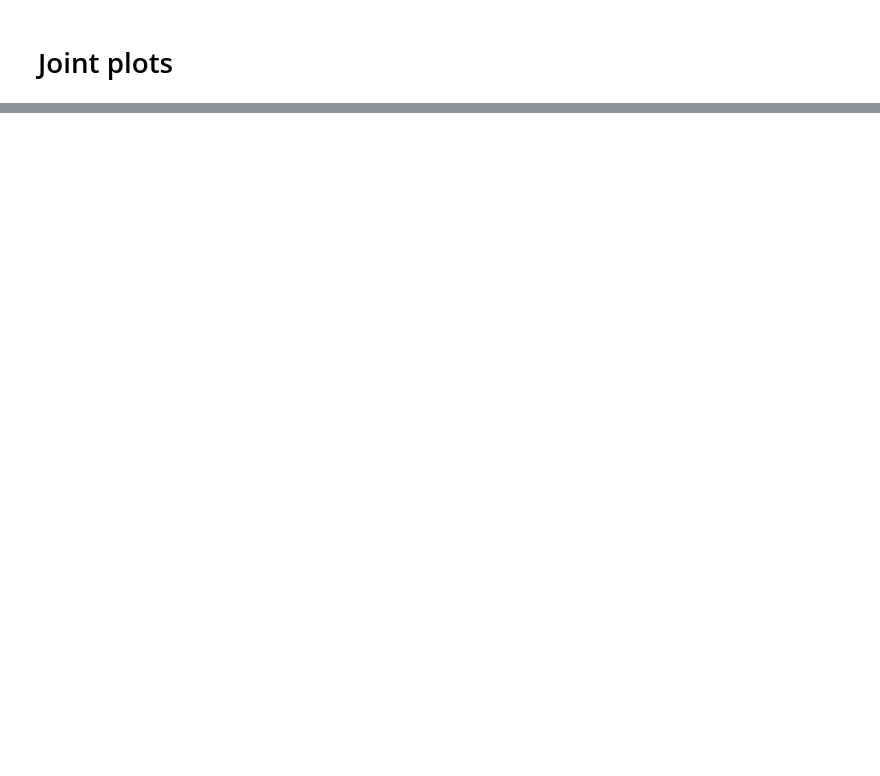
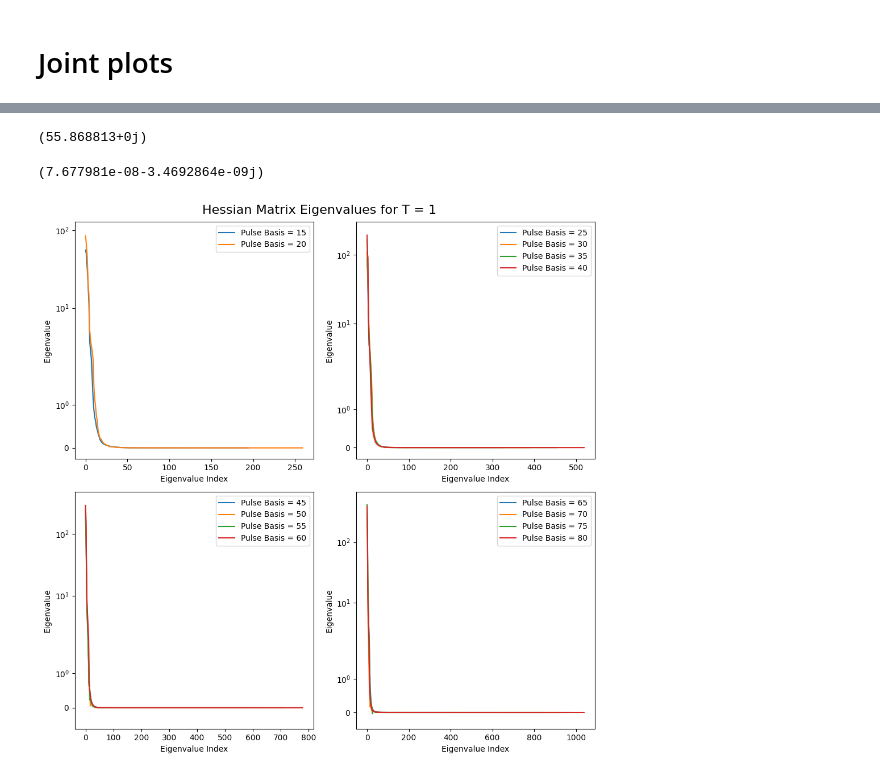
Before and after one commit to jorgegponce/perceptron-loss-landscapes, a Jupyter notebook: Evolution Time Experiments/plots.ipynb, the cells around one changed output, grey strips where cells are left out. Drawn from its saved outputs; the diff is of its cells as text; code cells hidden in the pictures; blank space fills up the shorter version.

```diff
--- a/Evolution Time Experiments/plots.ipynb
+++ b/Evolution Time Experiments/plots.ipynb
@@ -217,0 +341,9 @@ plt.show()
+# %%
+results = data_dict['15']
+# %%
+# results[0]['hessian']['eigenvalues']
+
+collect_eigenvalues = np.array([results[i]['hessian']['eigenvalues'] for i in range(len(results))])
+# %%
+mean_eigenvalues = np.mean(collect_eigenvalues, axis=0)
+std_eigenvalues = np.std(collect_eigenvalues, axis=0)
@@ -217,0 +370,67 @@ plt.show()
+# %%
+mean_eigenvalues[0]
+# %% [output]
+(55.868813+0j)
+# %%
+mean_eigenvalues[-1]
+# %% [output]
+(7.677981e-08-3.4692864e-09j)
+# %%
+# Create a figure
+fig = plt.figure(figsize=(10, 10))
+
+# Create a GridSpec object for a 2x2 grid layout
+gs = GridSpec(2, 2, figure=fig)
+
+# Create the subplots
+ax1 = fig.add_subplot(gs[0, 0]) # Top-left
+ax2 = fig.add_subplot(gs[0, 1]) # Top-right
+ax3 = fig.add_subplot(gs[1, 0]) # Bottom-left
+ax4 = fig.add_subplot(gs[1, 1]) # Bottom-right
+
+
+# top_left = [5,10,15,20]
+top_left = [15,20]
+top_right = [25,30,35,40]
+bottom_left = [45,50,55,60]
+bottom_right = [65,70,75,80]
+
+settings = [(ax1, top_left), (ax2, top_right), (ax3, bottom_left), (ax4, bottom_right)]
+
+
+for (ax, pulses) in settings:
+
+
+    for n_pulses in pulses:
+
+        eigenvalues = np.array([dd['hessian']['eigenvalues'] for dd in data_dict[f'{n_pulses}']])
+
+        mean_eigenvalues = np.mean(eigenvalues, axis=0)
+        std_eigenvalues = np.std(eigenvalues, axis=0)
+
+        # Plotting the mean values
+        x = [i for i in range(len(mean_eigenvalues))]
+        ax.plot(x, mean_eigenvalues , label = f'Pulse Basis = {n_pulses}')
+
+        # Creating the shaded region for standard deviations
+        ax.fill_between(x, mean_eigenvalues  - std_eigenvalues, mean_eigenvalues  + std_eigenvalues, alpha=0.15)
+
+        ax.set_xlabel('Eigenvalue Index')
+        ax.set_ylabel('Eigenvalue')
+        ax.set_yscale('symlog')
+
+        ax.legend()
+
+
+
+fig.suptitle(f'Hessian Matrix Eigenvalues for T = {t_model}', fontsize=16)
+
+plt.tight_layout()
+
+save_path = f'RESULTS/4_qubit_plots/hessian_eigenvalues_{t_model}_tmodel.pdf'
+
+plt.savefig(save_path)
+
+plt.show()
+# %% [output]
+[figure, added]
```
Also changed, not shown: parts of 17 cells of this notebook, 2 other files.
